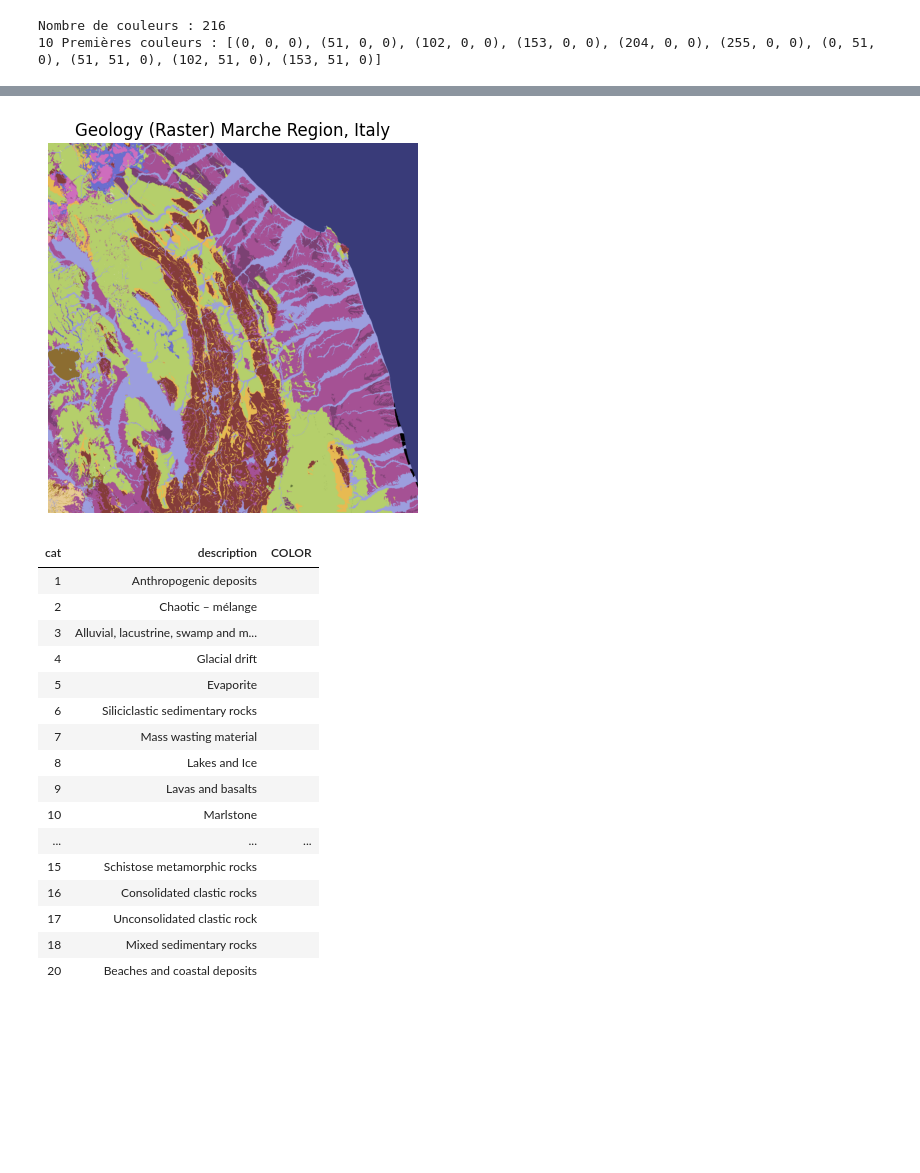
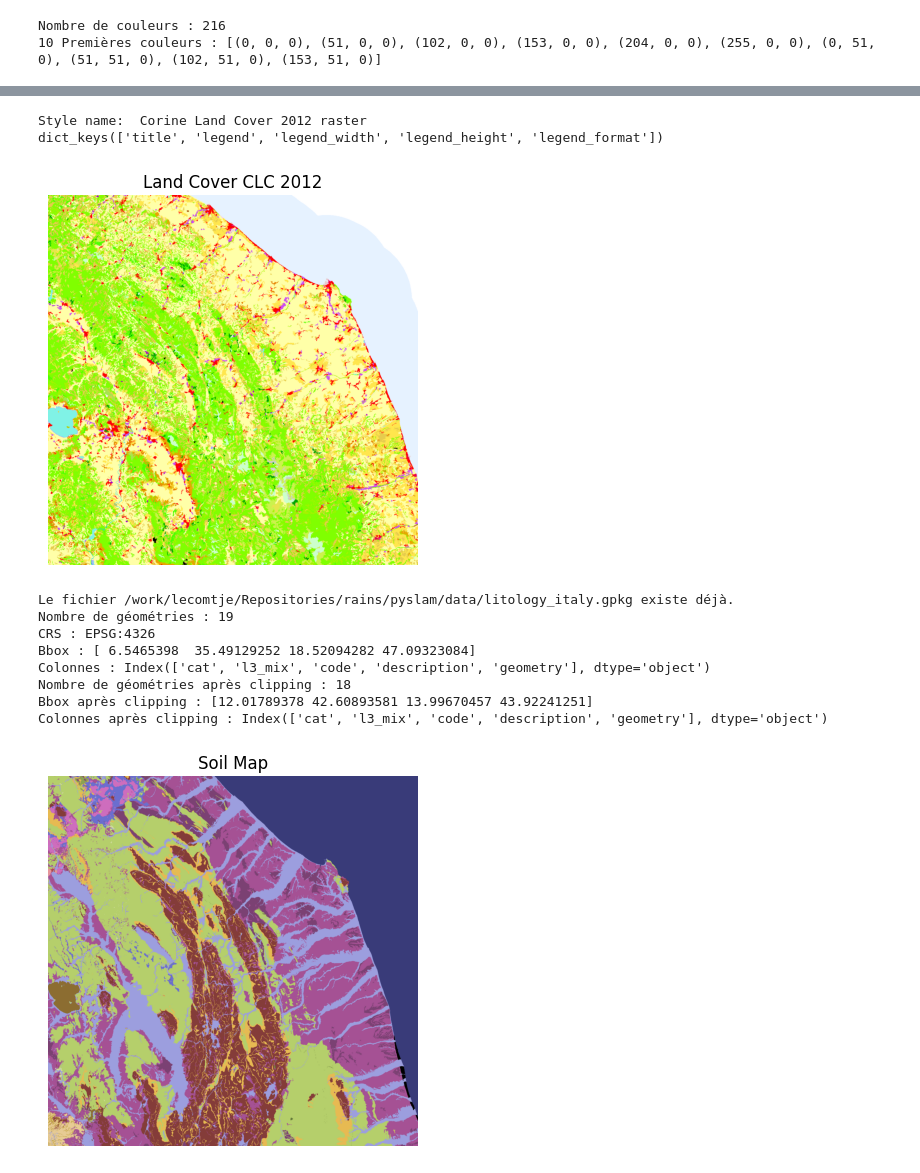
Before and after one commit to zwergon/pyslam, a Jupyter notebook: preprocessing/preprocessing.ipynb, the cells around one changed output, grey strips where cells are left out. Cells and saved outputs as stored; diff of their text form; code cells hidden in the pictures; blank space fills up the shorter version.

```diff
--- a/preprocessing/preprocessing.ipynb
+++ b/preprocessing/preprocessing.ipynb
@@ -369,49 +96,31 @@ soil_img = Image.fromarray(raster).convert("P")
-# %%
-import matplotlib.pyplot as plt
-
-# Récupérer la colormap tab20b
-cmap = plt.get_cmap('tab20b')
-palette = []
-for i in range(cmap.N):
-    r, g, b, _ = cmap(i)
-    palette.extend([int(r * 255), int(g * 255), int(b * 255)])
-palette += [0] * (768 - len(palette))
-soil_img.putpalette(palette)
-
-# Récupérer les 20 couleurs (tab20b est une ListedColormap)
-#colors = [list(cmap(i))*255 for i in range(cmap.N)]
-#print(colors)
-soil_legend = gdf_clip[['cat', 'description']].sort_values('cat')
-soil_legend['RGB'] = soil_legend['cat'].apply(lambda x: f"{palette[x*3]}-{palette[x*3+1]}-{palette[x*3+2]}")
-soil_legend['COLOR'] = soil_legend['RGB'].apply(parse_rgb_string)
-
-# Sauvegarder ou afficher
-plt.imshow(soil_img)
-plt.axis('off')
-plt.title("Geology (Raster) Marche Region, Italy")
-plt.show()
-
-# Afficher comme HTML
-HTML(soil_legend[['cat', 'description', 'COLOR']].to_html(escape=False, index=False))
-# %% [output]
-[figure, removed]
-| cat | description | COLOR |
-| 1 | Anthropogenic deposits |  |
-| 2 | Chaotic – mélange |  |
-| 3 | Alluvial, lacustrine, swamp and m... |  |
-| 4 | Glacial drift |  |
-| 5 | Evaporite |  |
-| 6 | Siliciclastic sedimentary rocks |  |
-| 7 | Mass wasting material |  |
-| 8 | Lakes and Ice |  |
-| 9 | Lavas and basalts |  |
-| 10 | Marlstone |  |
-| ... | ... | ... |
-| 15 | Schistose metamorphic rocks |  |
-| 16 | Consolidated clastic rocks |  |
-| 17 | Unconsolidated clastic rock |  |
-| 18 | Mixed sedimentary rocks |  |
-| 20 | Beaches and coastal deposits |  |
+# %%
+
+from pyslam.io.maps import LandCover
+
+land_cover = LandCover()
+land_cover.download()
+
+land_cover.display(title="Land Cover CLC 2012", to_file=False)
+# %% [output]
+Style name:  Corine Land Cover 2012 raster
+dict_keys(['title', 'legend', 'legend_width', 'legend_height', 'legend_format'])
+[figure, added]
+# %%
+from pyslam.io.maps import Soil
+
+soil = Soil()
+soil.download()
+soil.display(title="Soil Map", to_file=False)
+# %% [output]
+Le fichier /work/lecomtje/Repositories/rains/pyslam/data/litology_italy.gpkg existe déjà.
+Nombre de géométries : 19
+CRS : EPSG:4326
+Bbox : [ 6.5465398  35.49129252 18.52094282 47.09323084]
+Colonnes : Index(['cat', 'l3_mix', 'code', 'description', 'geometry'], dtype='object')
+Nombre de géométries après clipping : 18
+Bbox après clipping : [12.01789378 42.60893581 13.99670457 43.92241251]
+Colonnes après clipping : Index(['cat', 'l3_mix', 'code', 'description', 'geometry'], dtype='object')
+[figure, added]
 # %%
 import influxdb_client, os, time
 from influxdb_client import InfluxDBClient, Point, WritePrecision
```
Also changed, not shown: parts of 21 cells of this notebook, 9 other files.
